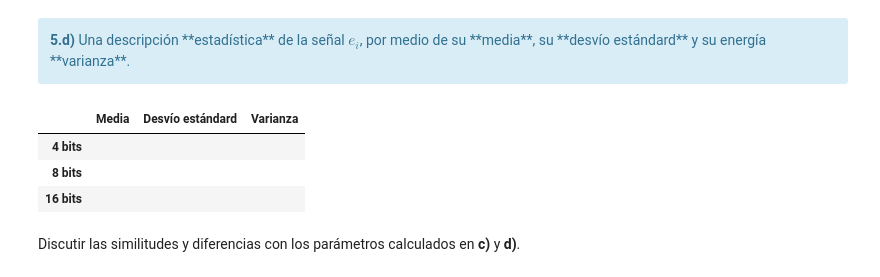
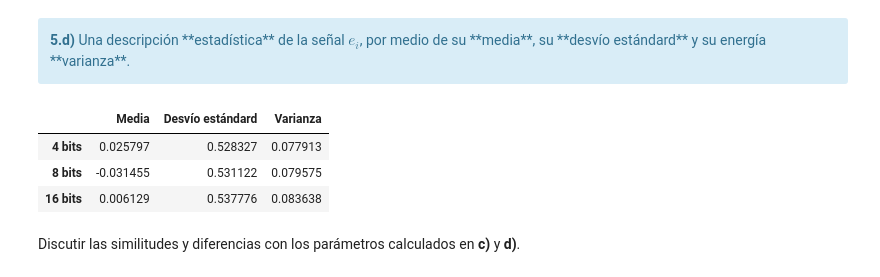
Before and after one commit to yaninacorsaro/PDS, a Jupyter notebook: TP1 - Muestreo de señales - Forurier.ipynb, the cells around one changed output. Cells and saved outputs as stored; diff of their text form; code cells hidden in the pictures.

```diff
--- a/TP1 - Muestreo de señales - Forurier.ipynb
+++ b/TP1 - Muestreo de señales - Forurier.ipynb
@@ -1462,0 +1522,12 @@ HTML(df.to_html())
+# %%
+#####################################
+# Tu simulación que genere gráficas #
+#####################################
+
+for i in np.arange(3):
+    fig1, ax1 =  plt.subplots()
+    plt.hist(e_list[i], bins=10, label='%i bits' %(2**(i+1)))  # arguments are passed to np.histogram
+    ax1.set_title('Histograma $e_q$(%i bits)' %(2**(i+1)), fontsize = 'xx-large')
+    ax1.set_ylabel('Ocurrencias')
+    ax1.set_xlabel('Valor e')
+    ax1.legend(loc='upper right')
@@ -1476,10 +1551,12 @@ HTML(df.to_html())
 #######################################
 
 tus_resultados = [
-                   ['', '', ''], # <-- completar acá
-                   ['', '', ''], # <-- completar acá
-                   ['', '', ''], # <-- completar acá
+
                  ]
+
+for i in np.arange(3):
+    tus_resultados.append([np.mean(e_list[i]), np.sqrt(np.mean(e_list[i]**2)), np.mean(e_list[i]**2)])
+
 df = DataFrame(tus_resultados, columns=['Valor medio', 'RMS', 'Energía'],
                index=[
                       '4 bits',
@@ -1499,25 +1576,27 @@ HTML(df.to_html())
 # %%
 #######################################
 # Tu simulación que genere resultados #
 #######################################
 
 tus_resultados = [
-                   ['', '', ''], # <-- completar acá
-                   ['', '', ''], # <-- completar acá
-                   ['', '', ''], # <-- completar acá
+
                  ]
+
+for i in np.arange(3):
+    tus_resultados.append([np.mean(e_list[i]), np.sqrt(np.std(e_list[i])), np.var(e_list[i])])
+
 df = DataFrame(tus_resultados, columns=['Media', 'Desvío estándard', 'Varianza'],
                index=[
                       '4 bits',
                       '8 bits',
                       '16 bits'
                       ])
 HTML(df.to_html())
 # %% [output]
 |  | Media | Desvío estándard | Varianza |
-| 4 bits |  |  |  |
-| 8 bits |  |  |  |
-| 16 bits |  |  |  |
+| 4 bits | 0.025797 | 0.528327 | 0.077913 |
+| 8 bits | -0.031455 | 0.531122 | 0.079575 |
+| 16 bits | 0.006129 | 0.537776 | 0.083638 |
 # %% [markdown]
 Discutir las similitudes y diferencias con los parámetros calculados en **c)** y **d)**.
 # %% [markdown]
```
Also changed, not shown: parts of 5 cells of this notebook.
